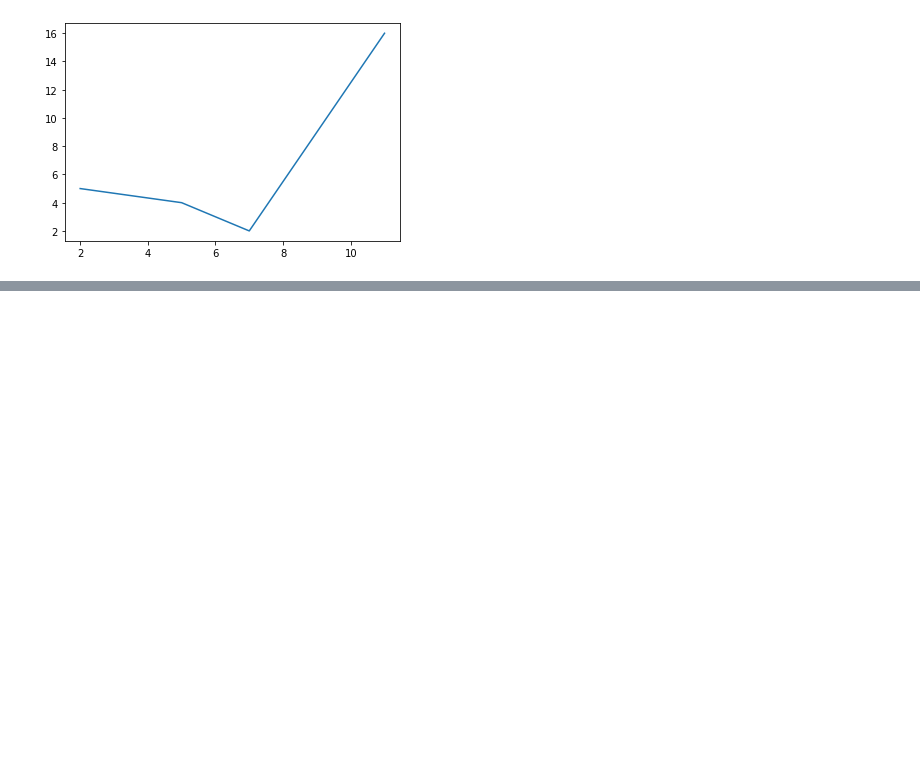
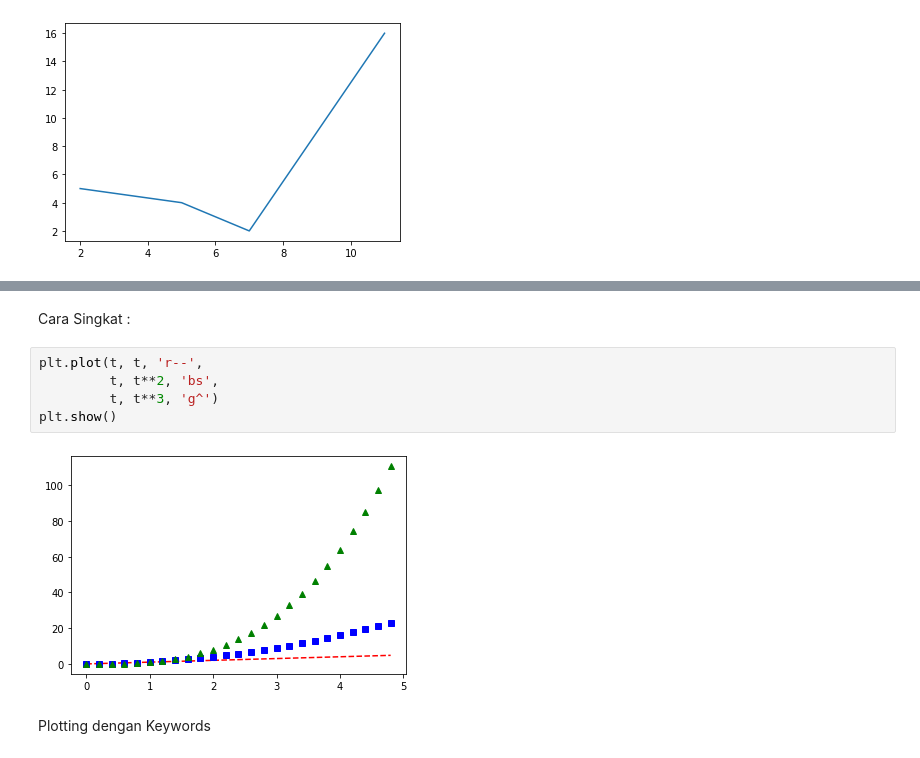
Before and after one commit to crzysab/Python-Matplotlib, a Jupyter notebook: MPL_02.ipynb, the cells around one changed output, grey strips where cells are left out. Cells and saved outputs as stored; diff of their text form; blank space fills up the shorter version.

```diff
--- a/MPL_02.ipynb
+++ b/MPL_02.ipynb
@@ -30,0 +75,11 @@ plt.show()
+# %% [markdown]
+Cara Singkat :
+# %%
+plt.plot(t, t, 'r--',
+         t, t**2, 'bs',
+         t, t**3, 'g^')
+plt.show()
+# %% [output]
+[figure, added]
+# %% [markdown]
+Plotting dengan Keywords
```
Also changed, not shown: parts of 11 cells of this notebook.
